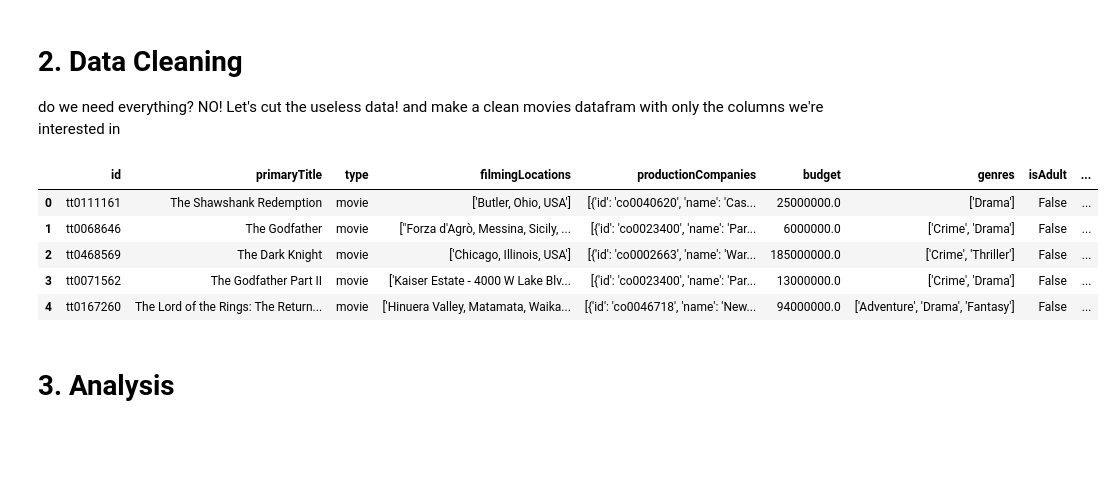
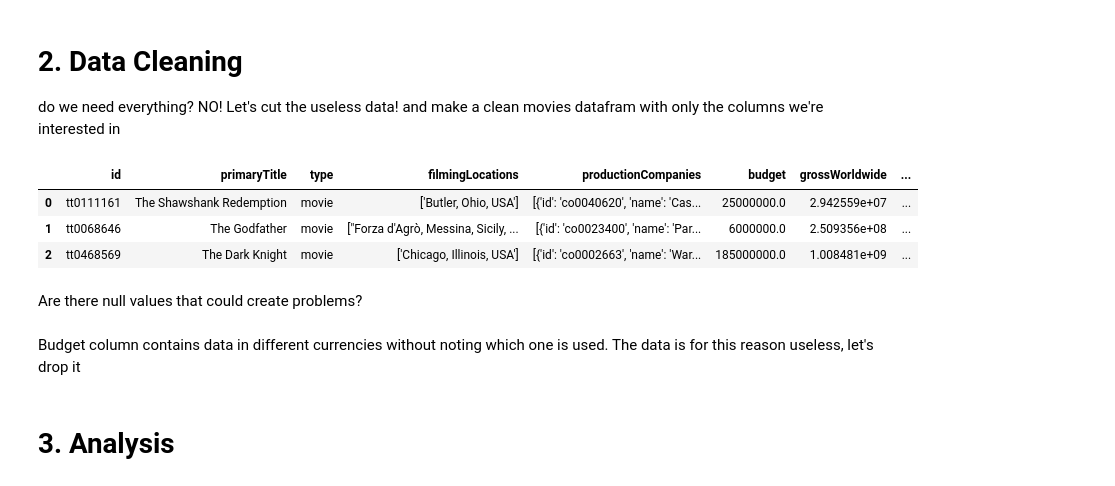
Before and after one commit to alessiozzodemarcozzo/I2202-DeciptivePatterns, a Jupyter notebook: Movies_excercise.ipynb, the cells around one changed output. Cells and saved outputs as stored; diff of their text form; code cells hidden in the pictures; blank space fills up the shorter version.

```diff
--- a/Movies_excercise.ipynb
+++ b/Movies_excercise.ipynb
@@ -42,13 +42,13 @@ movies_raw.head(1)
 do we need everything? NO! Let's cut the useless data!
 and make a clean movies datafram with only the columns we're interested in
 # %%
-movies = movies_raw[["id", "primaryTitle","type","filmingLocations","productionCompanies", "budget", "genres", "isAdult", "runtimeMinutes", "averageRating", "numVotes", "metascore"]]
+movies = movies_raw[["id", "primaryTitle","type","filmingLocations","productionCompanies", "budget","grossWorldwide", "genres", "isAdult", "runtimeMinutes", "averageRating", "numVotes", "metascore"]]
 # %%
-movies.head()
+movies.head(3)
 # %% [output]
-|  | id | primaryTitle | type | filmingLocations | productionCompanies | budget | genres | isAdult | ... |
-| 0 | tt0111161 | The Shawshank Redemption | movie | ['Butler, Ohio, USA'] | [{'id': 'co0040620', 'name': 'Cas... | 25000000.0 | ['Drama'] | False | ... |
-| 1 | tt0068646 | The Godfather | movie | ["Forza d'Agrò, Messina, Sicily, ... | [{'id': 'co0023400', 'name': 'Par... | 6000000.0 | ['Crime', 'Drama'] | False | ... |
-| 2 | tt0468569 | The Dark Knight | movie | ['Chicago, Illinois, USA'] | [{'id': 'co0002663', 'name': 'War... | 185000000.0 | ['Crime', 'Thriller'] | False | ... |
-| 3 | tt0071562 | The Godfather Part II | movie | ['Kaiser Estate - 4000 W Lake Blv... | [{'id': 'co0023400', 'name': 'Par... | 13000000.0 | ['Crime', 'Drama'] | False | ... |
-| 4 | tt0167260 | The Lord of the Rings: The Return... | movie | ['Hinuera Valley, Matamata, Waika... | [{'id': 'co0046718', 'name': 'New... | 94000000.0 | ['Adventure', 'Drama', 'Fantasy'] | False | ... |
+|  | id | primaryTitle | type | filmingLocations | productionCompanies | budget | grossWorldwide | ... |
+| 0 | tt0111161 | The Shawshank Redemption | movie | ['Butler, Ohio, USA'] | [{'id': 'co0040620', 'name': 'Cas... | 25000000.0 | 2.942559e+07 | ... |
+| 1 | tt0068646 | The Godfather | movie | ["Forza d'Agrò, Messina, Sicily, ... | [{'id': 'co0023400', 'name': 'Par... | 6000000.0 | 2.509356e+08 | ... |
+| 2 | tt0468569 | The Dark Knight | movie | ['Chicago, Illinois, USA'] | [{'id': 'co0002663', 'name': 'War... | 185000000.0 | 1.008481e+09 | ... |
+# %% [markdown]
+Are there null values that could create problems?
@@ -54,0 +58,3 @@ movies.head()
+# %% [markdown]
+Budget column contains data in different currencies without noting which one is used.
+The data is for this reason useless, let's drop it
```
Also changed, not shown: parts of 12 cells of this notebook.
